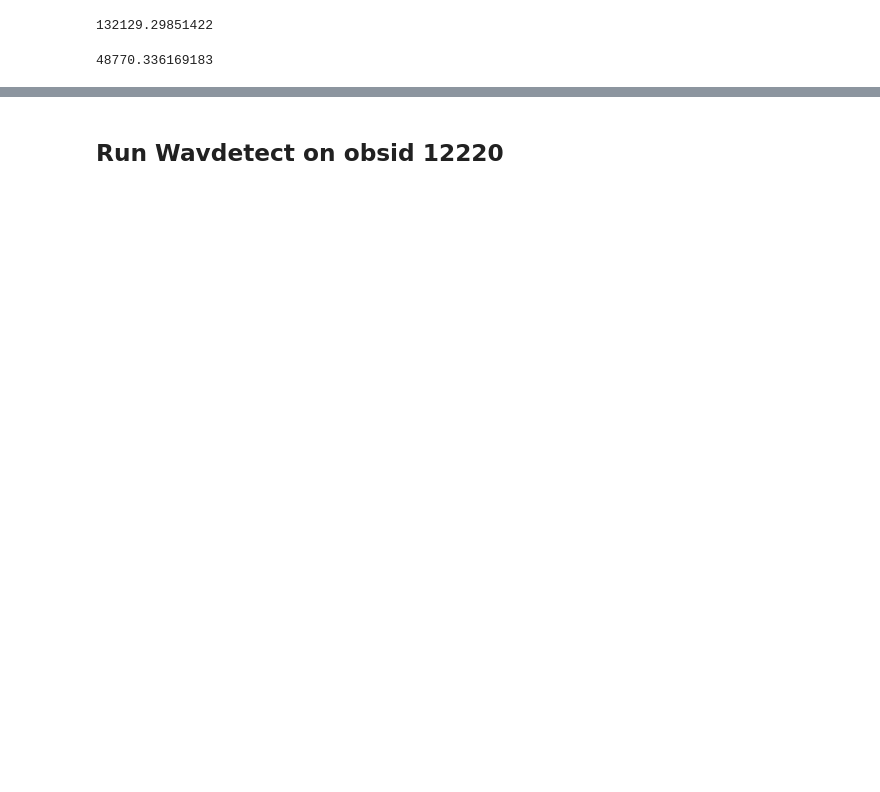
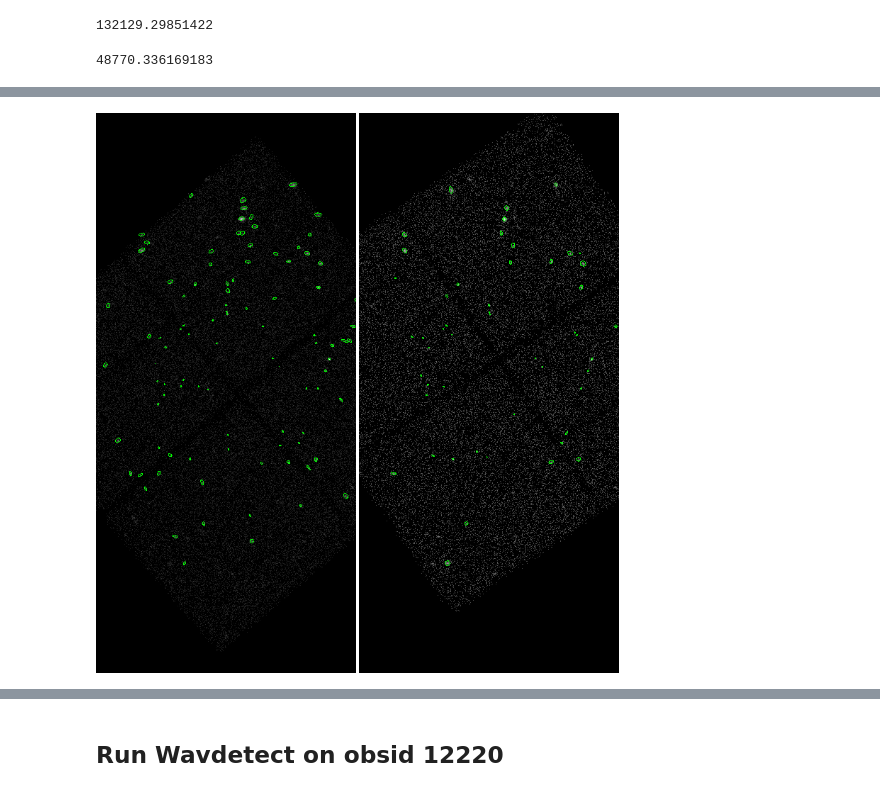
Before and after one commit to cxcsds/ciao-threads, a Jupyter notebook: reproject_aspect.ipynb, the cells around one changed output, grey strips where cells are left out. Cells and saved outputs as stored; diff of their text form; code cells hidden in the pictures; blank space fills up the shorter version.

```diff
--- a/reproject_aspect.ipynb
+++ b/reproject_aspect.ipynb
@@ -77,0 +127,10 @@ dmkeypar 12220/repro/acisf12220_repro_evt2.fits ONTIME echo+
+# %%
+ds9 fine_astro/pre/example1_2313_broad_thresh.img -block to 4\
+  -region fine_astro/detect/example1_2313.src \
+  fine_astro/pre/example1_12220_broad_thresh.img -block to 4\
+  -region fine_astro/detect/example1_12220.src \
+  -saveimage png ds9_fineastro_01.png -exit
+
+display < ds9_fineastro_01.png
+# %% [output]
+[figure, added]
```
Also changed, not shown: parts of 34 cells of this notebook, 1 other file.
